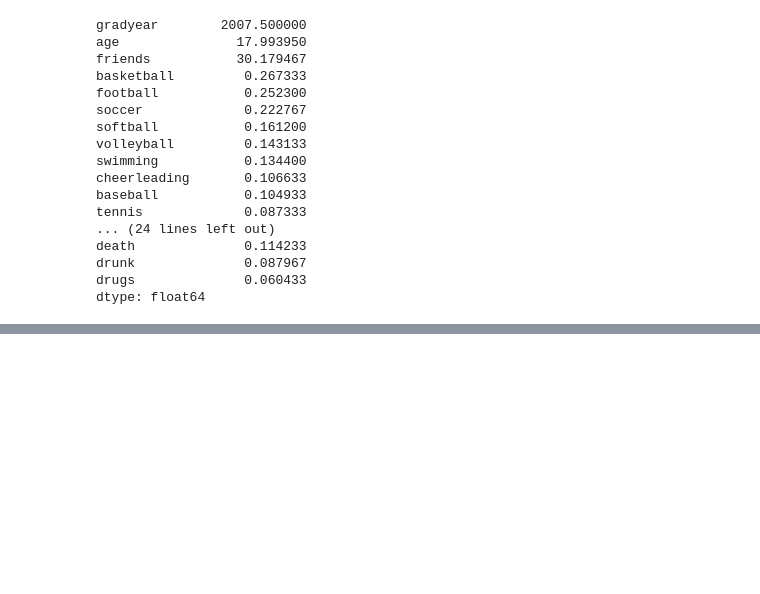
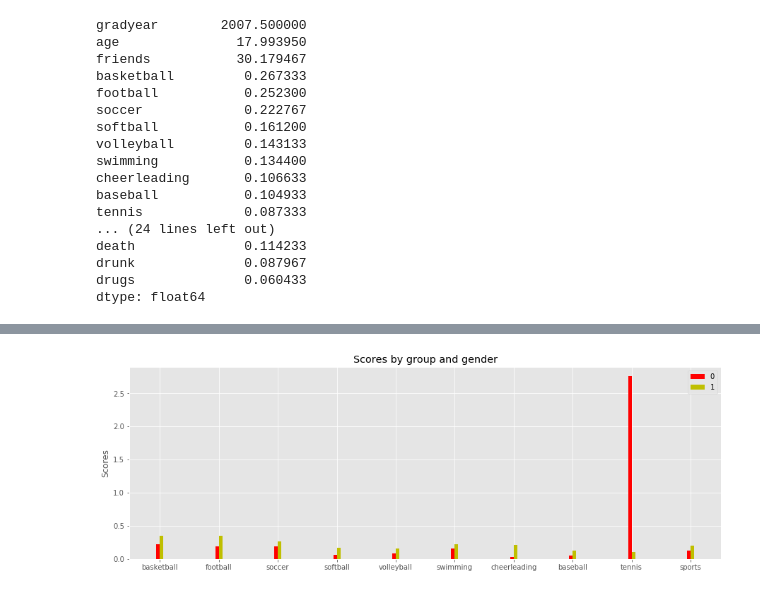
Before and after one commit to Kapitonov/dm_1, a Jupyter notebook: hw1-kapitonov.ipynb, the cells around one changed output, grey strips where cells are left out. Saved outputs shown, nothing was run; the diff lists cells and outputs as text; code cells hidden in the pictures; blank space fills up the shorter version.

```diff
--- a/hw1-kapitonov.ipynb
+++ b/hw1-kapitonov.ipynb
@@ -598,0 +663,35 @@ dtype: float64
+# %%
+N = 10
+
+ind = np.arange(N)  # the x locations for the groups
+width = 0.3       # the width of the bars
+
+fig, ax = plt.subplots()
+rects1 = ax.bar(5*ind, grouped.iloc[0, 4:14].values, width, color='r')
+rects2 = ax.bar(5*ind + width, grouped.iloc[1, 4:14].values, width, color='y')
+
+# add some text for labels, title and axes ticks
+ax.set_ylabel('Scores')
+ax.set_title('Scores by group and gender')
+ax.set_xticks(5*ind + width / 2)
+ax.set_xticklabels(grouped.columns[4:14],)
+
+ax.legend((rects1[0], rects2[0]), ('0', '1'))
+
+
+def autolabel(rects):
+    """
+    Attach a text label above each bar displaying its height
+    """
+    for rect in rects:
+        height = rect.get_height()
+        ax.text(rect.get_x() + rect.get_width()/2., 1.05*height,
+                '%2.2f' % height,
+                ha='center', va='bottom')
+
+#autolabel(rects1)
+#autolabel(rects2)
+
+plt.show()
+# %% [output]
+[figure, added]
```
Also changed, not shown: parts of 11 cells of this notebook.
